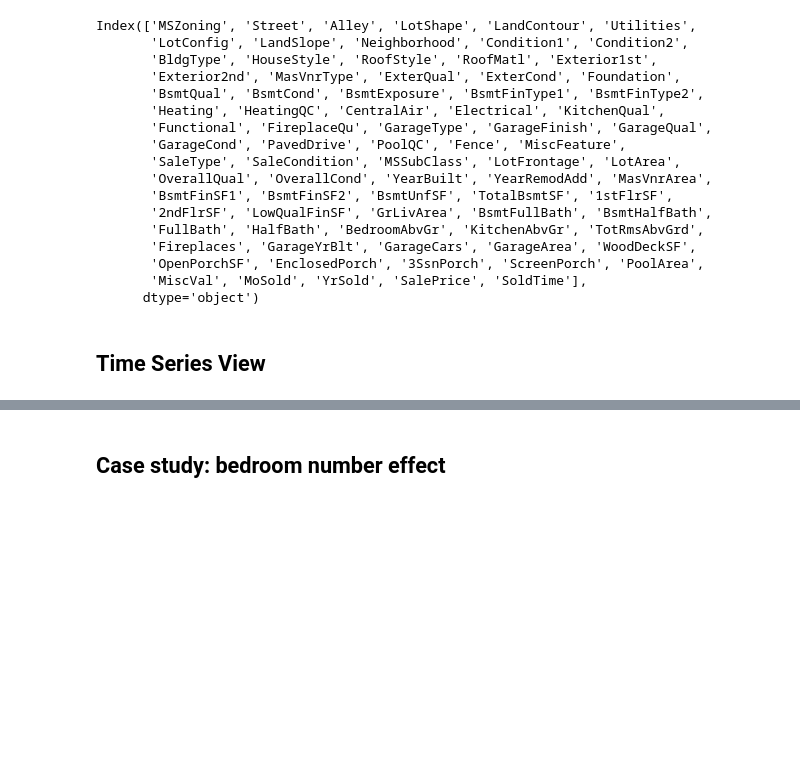
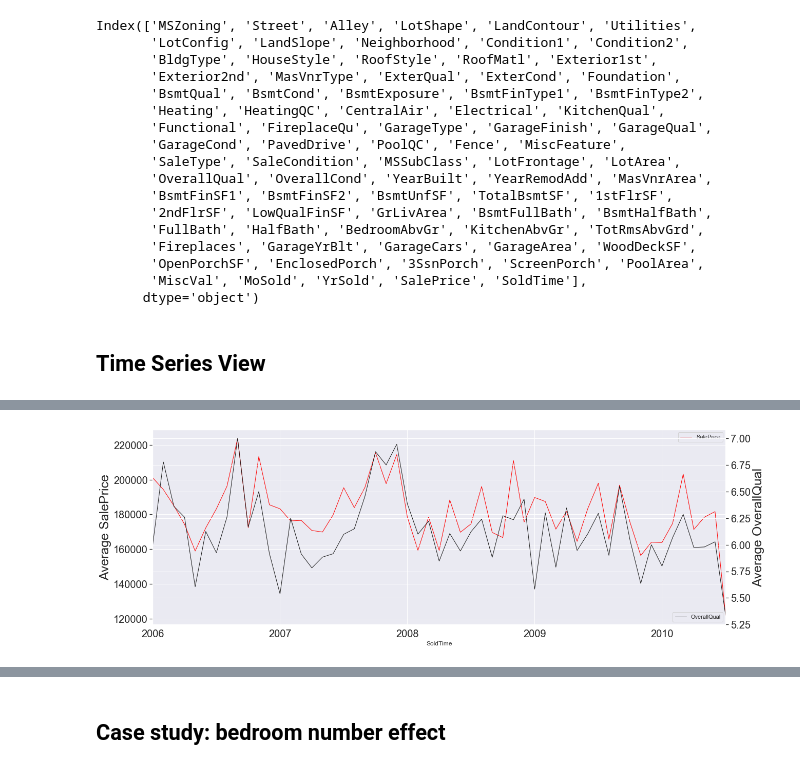
Before and after one commit to Shunling/CapstoneProjects, a Jupyter notebook: HousePriceRegression/Shirley_HousePriceRegression_EDA.ipynb, the cells around one changed output, grey strips where cells are left out. Saved outputs shown, nothing was run; the diff lists cells and outputs as text; code cells hidden in the pictures; blank space fills up the shorter version.

```diff
--- a/HousePriceRegression/Shirley_HousePriceRegression_EDA.ipynb
+++ b/HousePriceRegression/Shirley_HousePriceRegression_EDA.ipynb
@@ -139,0 +91,4 @@ plt.show()
+# %%
+plot_timeseries(df,'SalePrice','OverallQual')
+# %% [output]
+[figure, added]
```
Also changed, not shown: parts of 20 cells of this notebook.
